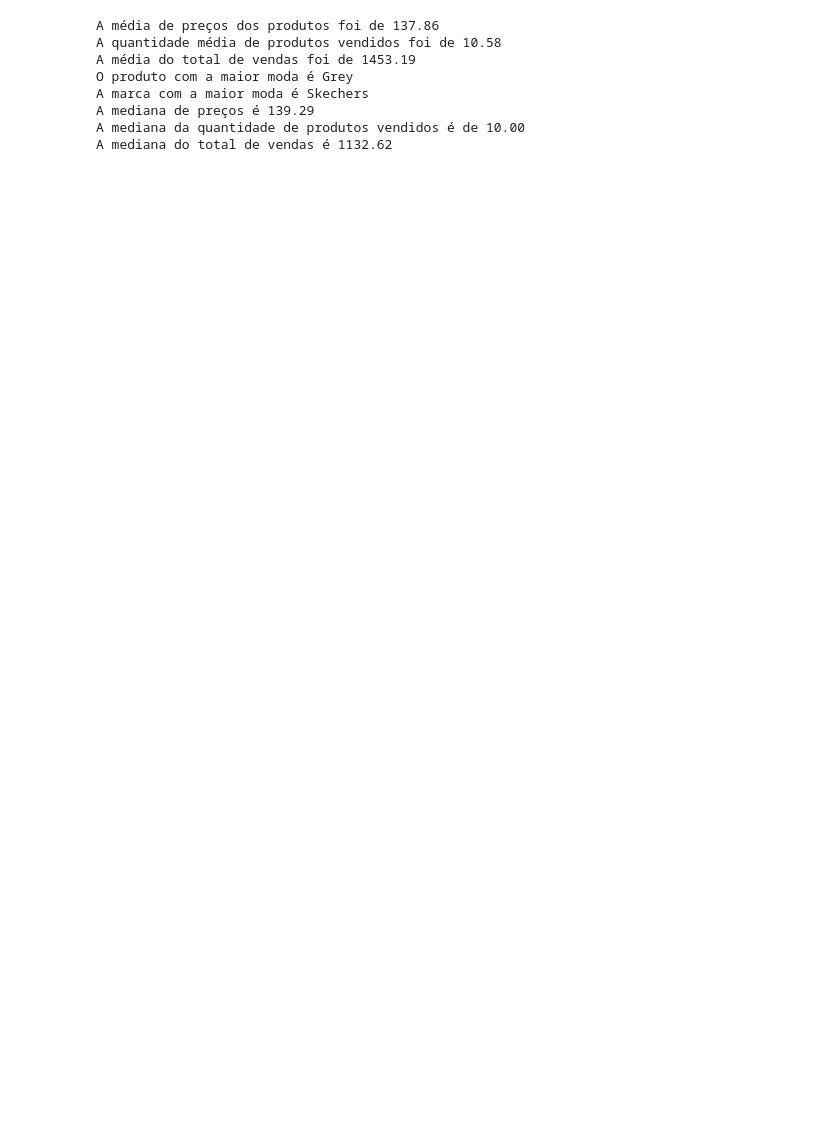
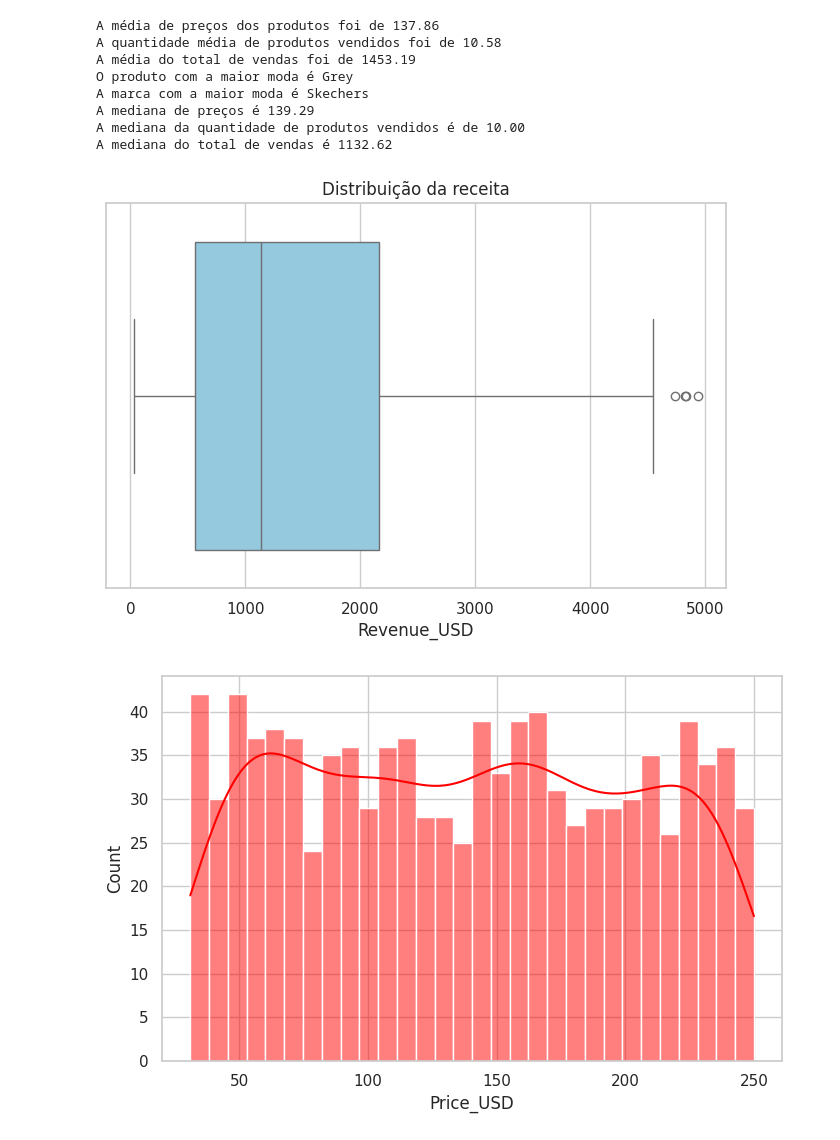
Before and after one commit to DouglasP15/Treinamento-Phyton-Generation-, a Jupyter notebook: Estatistica_com_phython.ipynb, the cells around one changed output. Cells and saved outputs as stored; diff of their text form; code cells hidden in the pictures; blank space fills up the shorter version.

```diff
--- a/Estatistica_com_phython.ipynb
+++ b/Estatistica_com_phython.ipynb
@@ -51,6 +51,19 @@ def medidas_tendencia():
   f'A mediana de preços é {mediana_precos:.2f}\n'
   f'A mediana da quantidade de produtos vendidos é de {mediana_qtd_produtos:.2f}\n'
   f'A mediana do total de vendas é {mediana_total_vendas:.2f}'))
+
+def dispersao_veriabiliadade():
+  plt.figure(figsize=(8,5))
+  # para tratarmos o tamanho da img
+
+  # o matplotlib, de maneira simples ou facil, nao faz bloxplot
+  # mas o seaborn faz
+  sns.boxplot(x=df_shoes['Revenue_USD'], color='skyblue')
+  plt.title('Distribuição da receita')
+
+def histograma():
+  plt.figure(figsize=(8,5))
+  sns.histplot(df_shoes['Price_USD'], kde=True, color='red', bins=30)
 # %%
 medidas_tendencia()
 # %% [output]
@@ -62,3 +75,9 @@ A marca com a maior moda é Skechers
 A mediana de preços é 139.29
 A mediana da quantidade de produtos vendidos é de 10.00
 A mediana do total de vendas é 1132.62
+# %%
+dispersao_veriabiliadade()
+histograma()
+# %% [output]
+[figure, added]
+[figure, added]
```
